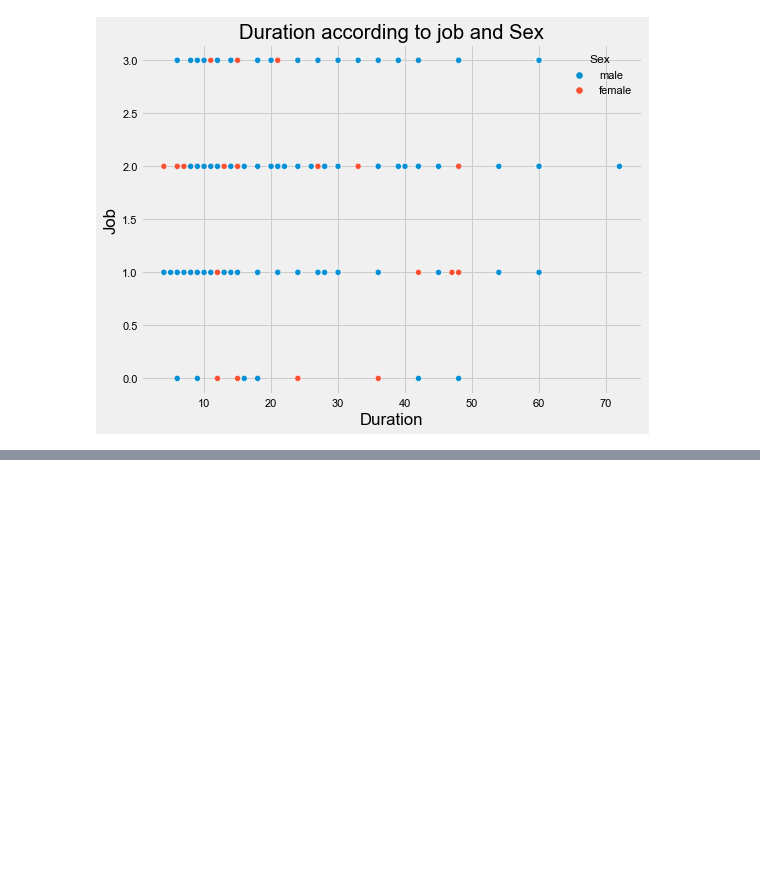
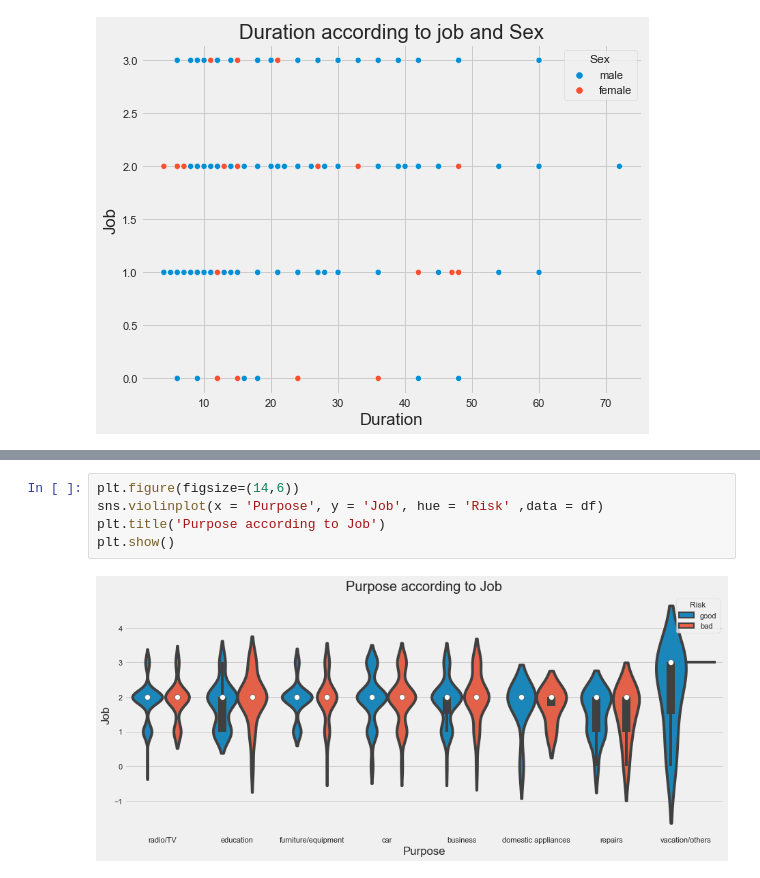
Before and after one commit to Sannan-Uzair/credit-risk-evaluation, a Jupyter notebook: risk evaluation.ipynb, the cells around one changed output, grey strips where cells are left out. Drawn from its saved outputs; the diff is of its cells as text; blank space fills up the shorter version.

```diff
--- a/risk evaluation.ipynb
+++ b/risk evaluation.ipynb
@@ -242,0 +227,7 @@ plt.show()
+# %%
+plt.figure(figsize=(14,6))
+sns.violinplot(x = 'Purpose', y = 'Job', hue = 'Risk' ,data = df)
+plt.title('Purpose according to Job')
+plt.show()
+# %% [output]
+[figure, added]
```
Also changed, not shown: parts of 42 cells of this notebook.
